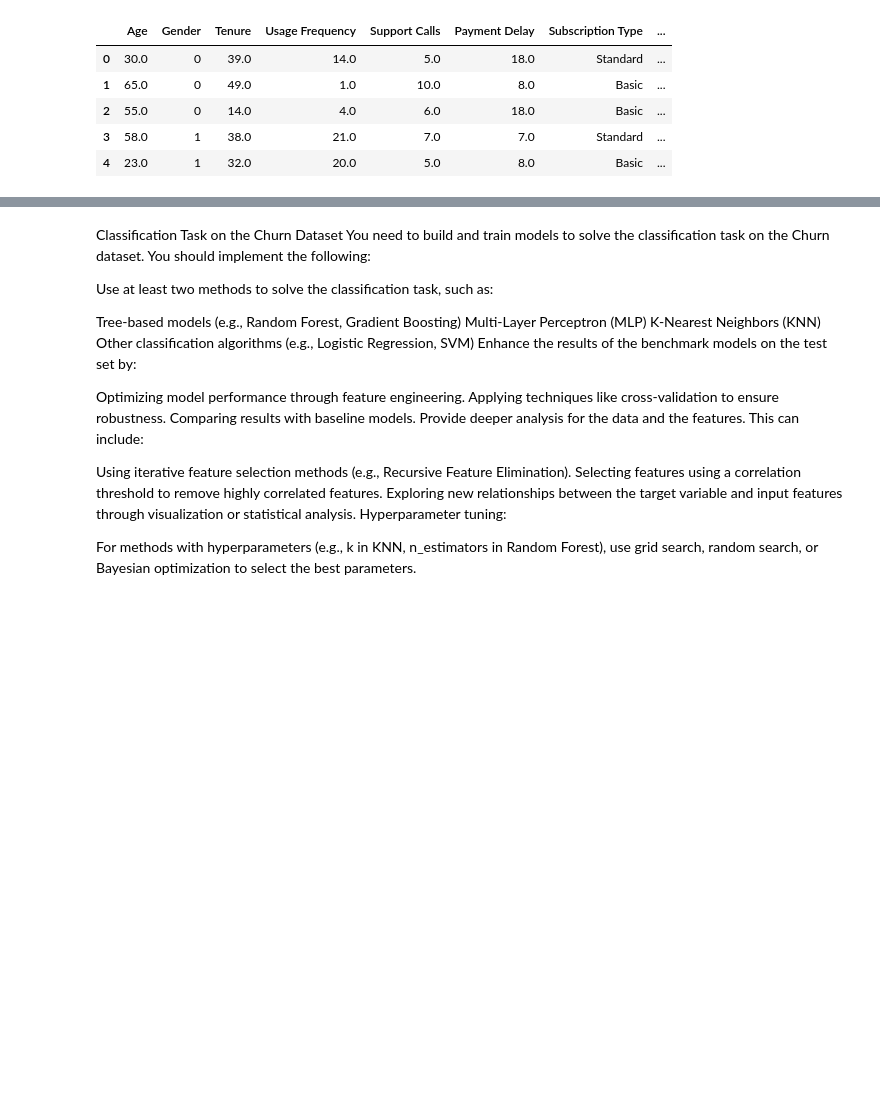
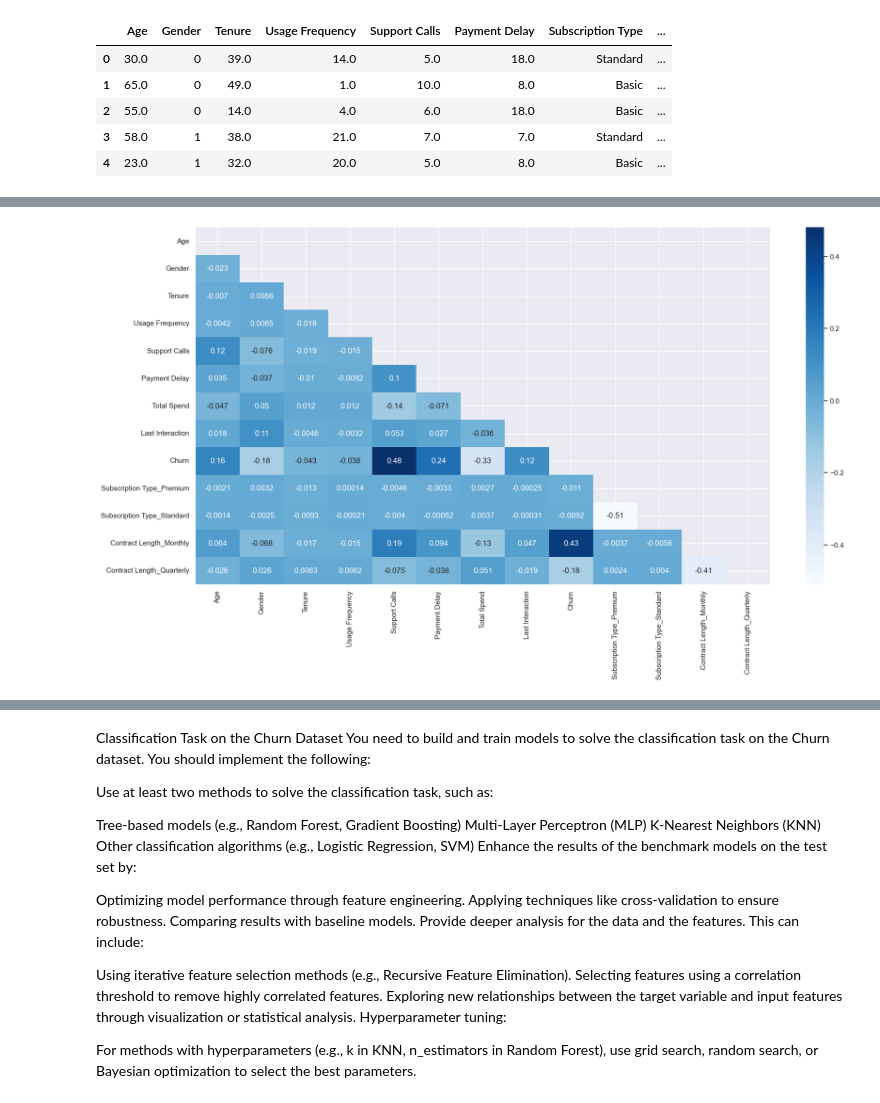
Before and after one commit to kvufee/itmo_ml_kaggle, a Jupyter notebook: hw1/classification.ipynb, the cells around one changed output, grey strips where cells are left out. Saved outputs shown, nothing was run; the diff lists cells and outputs as text; code cells hidden in the pictures; blank space fills up the shorter version.

```diff
--- a/hw1/classification.ipynb
+++ b/hw1/classification.ipynb
@@ -131,0 +195,9 @@ sns.heatmap(data_train.corr(numeric_only=True, method='pearson'), annot=True, ma
+# %%
+#Kendall heatmap
+
+mask = np.zeros_like(data_train.corr(numeric_only=True))
+mask[np.triu_indices_from(mask)] = True
+sns.set(rc={'figure.figsize':(20, 10)})
+sns.heatmap(data_train.corr(numeric_only=True, method='kendall'), annot=True, mask=mask, cmap='Blues');
+# %% [output]
+[figure, added]
```
Also changed, not shown: parts of 32 cells of this notebook.
